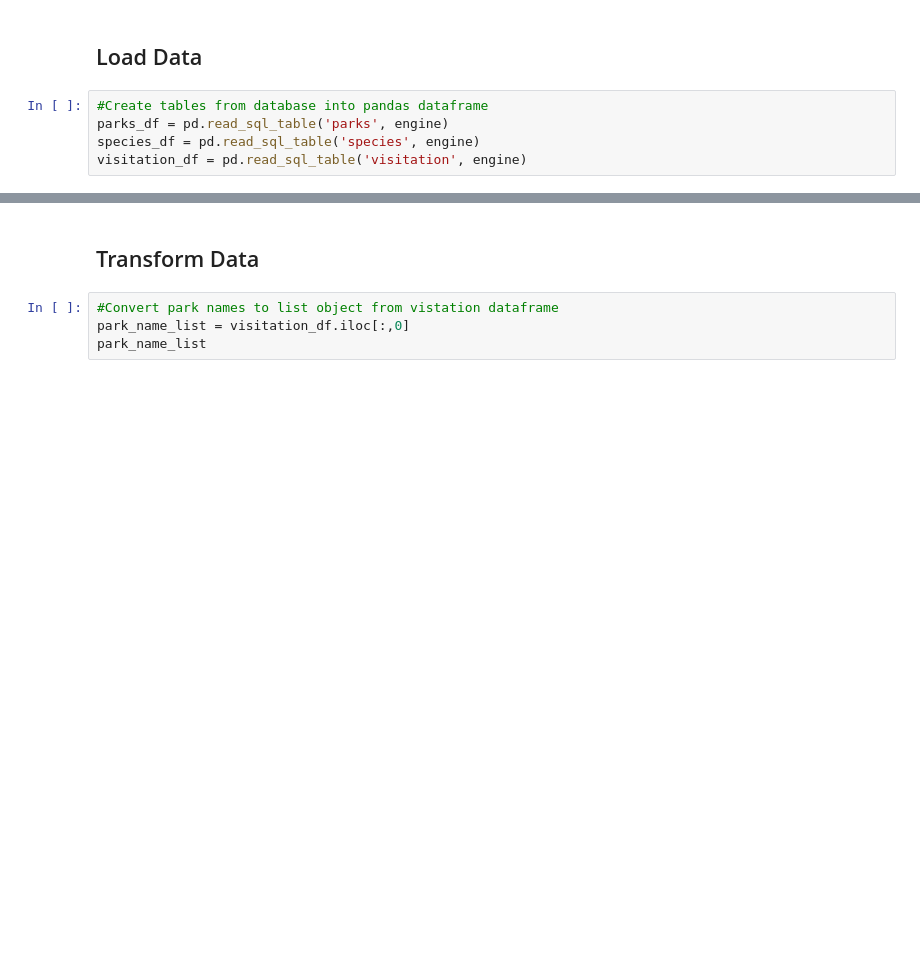
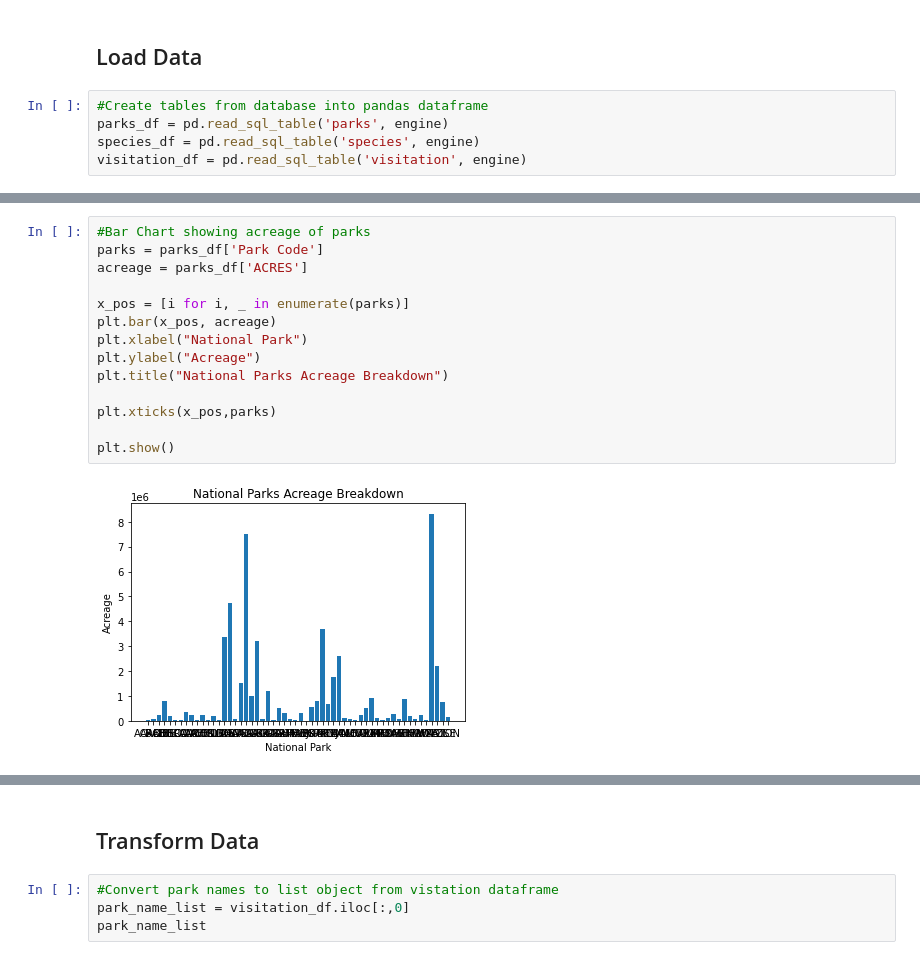
Before and after one commit to holleyvoegtle/Biodiversity_Analysis, a Jupyter notebook: machine-learning/Biodiversity_MachineLearning.ipynb, the cells around one changed output, grey strips where cells are left out. Cells and saved outputs as stored; diff of their text form; blank space fills up the shorter version.

Commit message:
Explored the data after finding no obvious correlation. Created some graphics for our meeting on Tuesday so the group can think of other questions we can look at regarding biodiversity.

```diff
--- a/machine-learning/Biodiversity_MachineLearning.ipynb
+++ b/machine-learning/Biodiversity_MachineLearning.ipynb
@@ -79,0 +119,16 @@ visitation_df.head()
+# %%
+#Bar Chart showing acreage of parks
+parks = parks_df['Park Code']
+acreage = parks_df['ACRES']
+
+x_pos = [i for i, _ in enumerate(parks)]
+plt.bar(x_pos, acreage)
+plt.xlabel("National Park")
+plt.ylabel("Acreage")
+plt.title("National Parks Acreage Breakdown")
+
+plt.xticks(x_pos,parks)
+
+plt.show()
+# %% [output]
+[figure, added]
```
Also changed, not shown: parts of 12 cells of this notebook.
